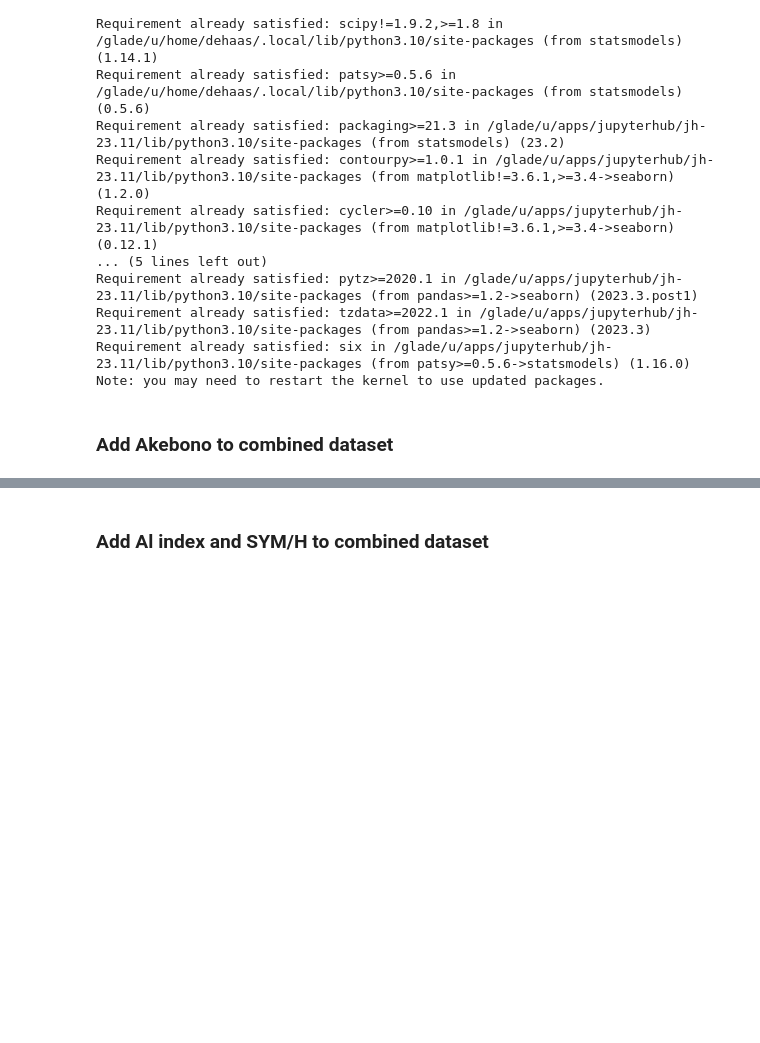
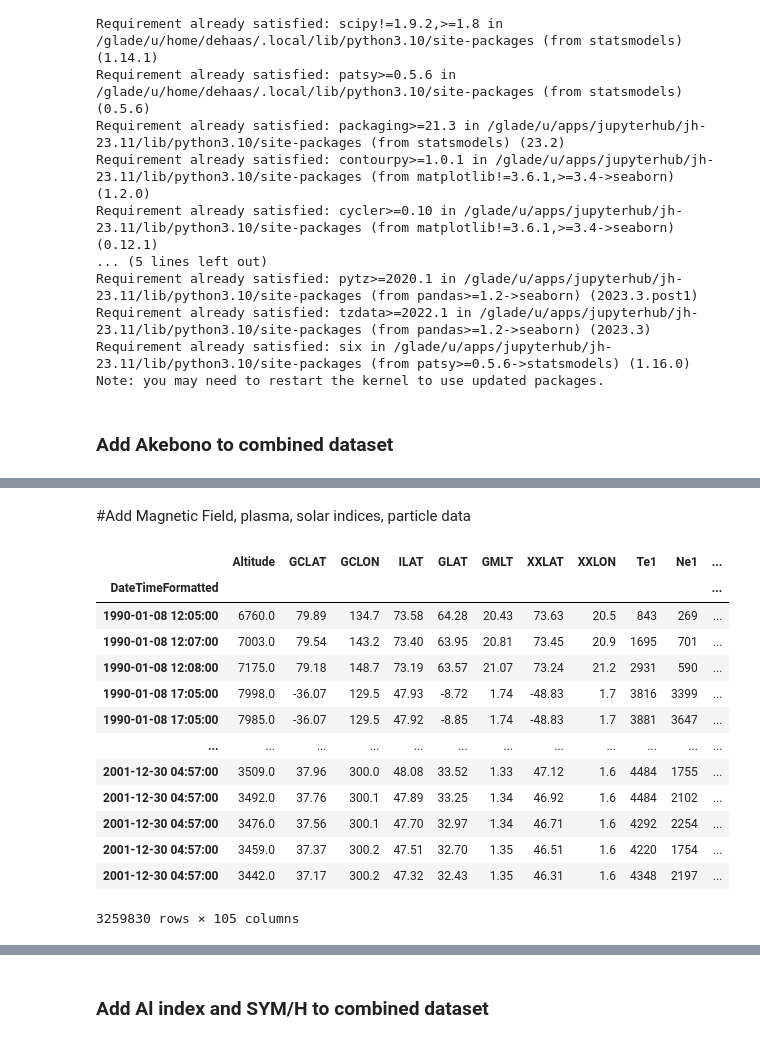
Before and after one commit to blakedehaas/clare, a Jupyter notebook: dataset/create_dataset.ipynb, the cells around one changed output, grey strips where cells are left out. Cells and saved outputs as stored; diff of their text form; code cells hidden in the pictures; blank space fills up the shorter version.

```diff
--- a/dataset/create_dataset.ipynb
+++ b/dataset/create_dataset.ipynb
@@ -151,0 +169,2 @@ New range of 'ILAT': 0.0 to 85.0
+# %% [markdown]
+#Add Magnetic Field, plasma, solar indices, particle data
@@ -151,0 +271,33 @@ New range of 'ILAT': 0.0 to 85.0
+# %%
+filtered_df = og
+# Create a copy of the DateTimeFormatted column
+filtered_df['DateTimeFormatted_copy'] = filtered_df.index
+
+# Reset the index to remove DateTimeFormatted as the index
+filtered_df.reset_index(inplace=True)
+
+# Set DateTimeFormatted_copy as the new index
+filtered_df.set_index('DateTimeFormatted_copy', inplace=True)
+
+# Rename the index to match the original name
+filtered_df.index.name = 'DateTimeFormatted'
+
+# Drop the original DateTimeFormatted column
+filtered_df.drop('DateTimeFormatted', axis=1, inplace=True)
+
+filtered_df
+# %% [output]
+|  | Altitude | GCLAT | GCLON | ILAT | GLAT | GMLT | XXLAT | XXLON | Te1 | Ne1 | ... |
+| DateTimeFormatted |  |  |  |  |  |  |  |  |  |  | ... |
+| 1990-01-08 12:05:00 | 6760.0 | 79.89 | 134.7 | 73.58 | 64.28 | 20.43 | 73.63 | 20.5 | 843 | 269 | ... |
+| 1990-01-08 12:07:00 | 7003.0 | 79.54 | 143.2 | 73.40 | 63.95 | 20.81 | 73.45 | 20.9 | 1695 | 701 | ... |
+| 1990-01-08 12:08:00 | 7175.0 | 79.18 | 148.7 | 73.19 | 63.57 | 21.07 | 73.24 | 21.2 | 2931 | 590 | ... |
+| 1990-01-08 17:05:00 | 7998.0 | -36.07 | 129.5 | 47.93 | -8.72 | 1.74 | -48.83 | 1.7 | 3816 | 3399 | ... |
+| 1990-01-08 17:05:00 | 7985.0 | -36.07 | 129.5 | 47.92 | -8.85 | 1.74 | -48.83 | 1.7 | 3881 | 3647 | ... |
+| ... | ... | ... | ... | ... | ... | ... | ... | ... | ... | ... | ... |
+| 2001-12-30 04:57:00 | 3509.0 | 37.96 | 300.0 | 48.08 | 33.52 | 1.33 | 47.12 | 1.6 | 4484 | 1755 | ... |
+| 2001-12-30 04:57:00 | 3492.0 | 37.76 | 300.1 | 47.89 | 33.25 | 1.34 | 46.92 | 1.6 | 4484 | 2102 | ... |
+| 2001-12-30 04:57:00 | 3476.0 | 37.56 | 300.1 | 47.70 | 32.97 | 1.34 | 46.71 | 1.6 | 4292 | 2254 | ... |
+| 2001-12-30 04:57:00 | 3459.0 | 37.37 | 300.2 | 47.51 | 32.70 | 1.35 | 46.51 | 1.6 | 4220 | 1754 | ... |
+| 2001-12-30 04:57:00 | 3442.0 | 37.17 | 300.2 | 47.32 | 32.43 | 1.35 | 46.31 | 1.6 | 4348 | 2197 | ... |
+3259830 rows × 105 columns
```
Also changed, not shown: parts of 12 cells of this notebook, 7 other files.
